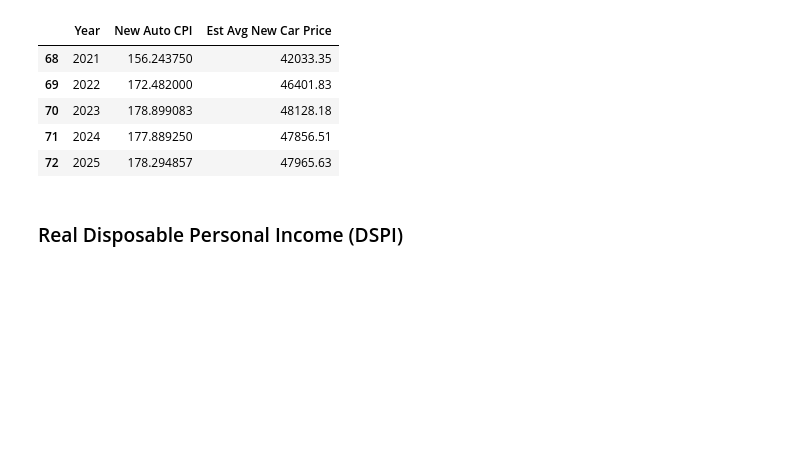
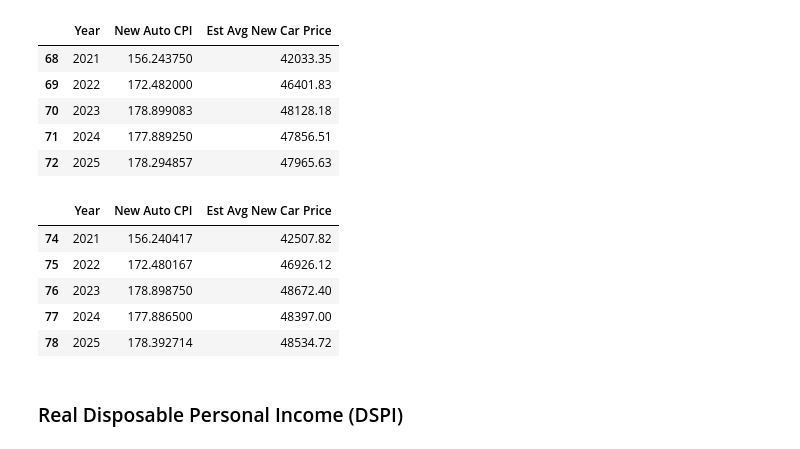
Before and after one commit to wallscreet/gov-data, a Jupyter notebook: notebook.ipynb, the cells around one changed output. Cells and saved outputs as stored; diff of their text form; code cells hidden in the pictures; blank space fills up the shorter version.

```diff
--- a/notebook.ipynb
+++ b/notebook.ipynb
@@ -356,6 +368,18 @@ new_auto_cpi_df.tail()
 | 70 | 2023 | 178.899083 | 48128.18 |
 | 71 | 2024 | 177.889250 | 47856.51 |
 | 72 | 2025 | 178.294857 | 47965.63 |
+# %%
+from datasets import get_cpi_prices_new_cars
+
+df = get_cpi_prices_new_cars()
+df.tail()
+# %% [output]
+|  | Year | New Auto CPI | Est Avg New Car Price |
+| 74 | 2021 | 156.240417 | 42507.82 |
+| 75 | 2022 | 172.480167 | 46926.12 |
+| 76 | 2023 | 178.898750 | 48672.40 |
+| 77 | 2024 | 177.886500 | 48397.00 |
+| 78 | 2025 | 178.392714 | 48534.72 |
 # %% [markdown]
 ### Real Disposable Personal Income (DSPI)
 # %%
```
Also changed, not shown: parts of 4 cells of this notebook, 5 other files.
